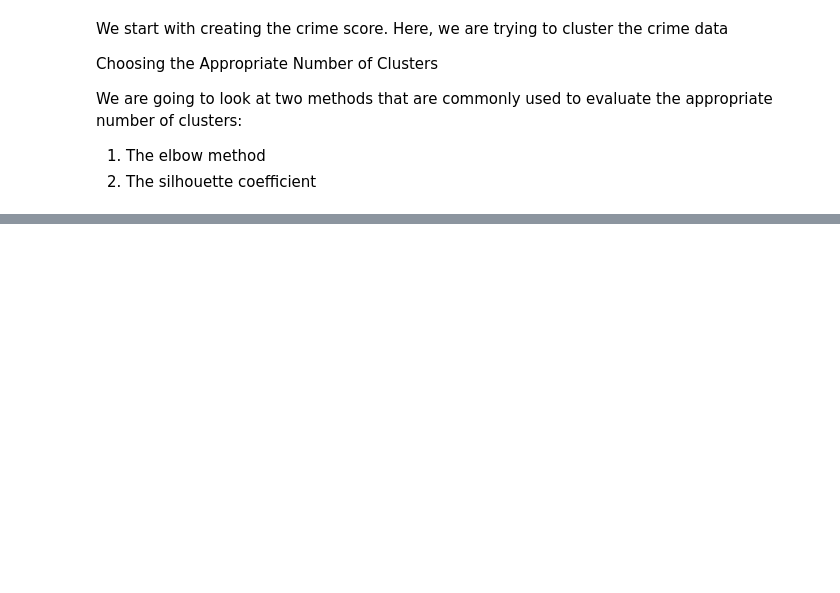
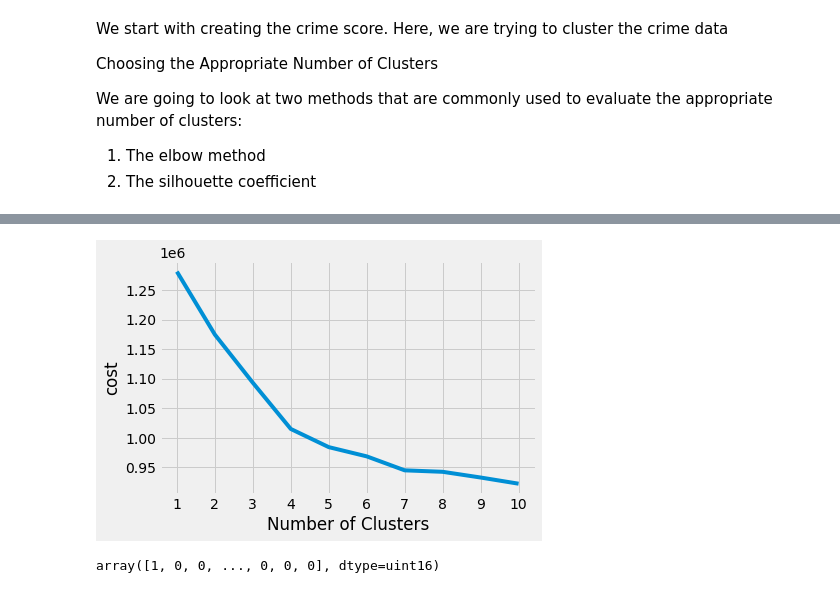
Before and after one commit to kkrusere/Developing-a-Score-to-Measure-Riskiness-of-Residential-Properties-Insurance, a Jupyter notebook: modeling.ipynb, the cells around one changed output, grey strips where cells are left out. Drawn from its saved outputs; the diff is of its cells as text; code cells hidden in the pictures; blank space fills up the shorter version.

```diff
--- a/modeling.ipynb
+++ b/modeling.ipynb
@@ -48,0 +106,12 @@ from sklearn.metrics import silhouette_score
+# %%
+
+data = data[[
+              'INCIDENT_DATETIME',
+              'INCIDENT_BOROUGH',
+              'ZIPCODE',
+              'HIGHEST_ALARM_LEVEL',
+              'INCIDENT_CLASSIFICATION',
+              'INCIDENT_CLASSIFICATION_GROUP',
+
+              ]]
+data.head()
@@ -48,0 +125,4 @@ from sklearn.metrics import silhouette_score
+# %%
+data['INCIDENT_DATETIME'] = pd.to_datetime(data['INCIDENT_DATETIME'], infer_datetime_format=True)
+print(f"the last date {np.max(data['INCIDENT_DATETIME'])}")
+print(f"the begining  date {np.min(data['INCIDENT_DATETIME'])}")
@@ -48,0 +159,3 @@ from sklearn.metrics import silhouette_score
+# %%
+data.dropna(inplace=True)
+data.head()
@@ -56,15 +225,15 @@ We are going to look at two methods that are commonly used to evaluate the appro
 1. The elbow method
 2. The silhouette coefficient
 # %%
-kmeans_param = {
+knodes_param = {
     "init": "random",
-    "n_init": 10,
-    "max_iter": 300,
+    "n_init": 5,
+    "max_iter": 10,
     "random_state": 42,
 }
 # A list holds the SSE values for each k
-sse = []
+cost = []
 for k in range(1, 11):
-    kmeans = KMeans(n_clusters=k, **kmeans_param)
-    kmeans.fit(data)
-    sse.append(kmeans.inertia_)
+    kmode = KModes(n_clusters=k, **knodes_param, verbose=1)
+    kmode.fit_predict(data)
+    cost.append(kmode.cost_)
@@ -71,8 +258,14 @@ for k in range(1, 11):
 # %%
 plt.style.use("fivethirtyeight")
-plt.plot(range(1, 11), sse)
+plt.plot(range(1, 11), cost)
 plt.xticks(range(1, 11))
 plt.xlabel("Number of Clusters")
-plt.ylabel("SSE")
+plt.ylabel("cost")
 plt.show()
+# %% [output]
+[figure, added]
+# %%
+kmode.labels_
+# %% [output]
+array([1, 0, 0, ..., 0, 0, 0], dtype=uint16)
 # %%
```
Also changed, not shown: parts of 28 cells of this notebook.
